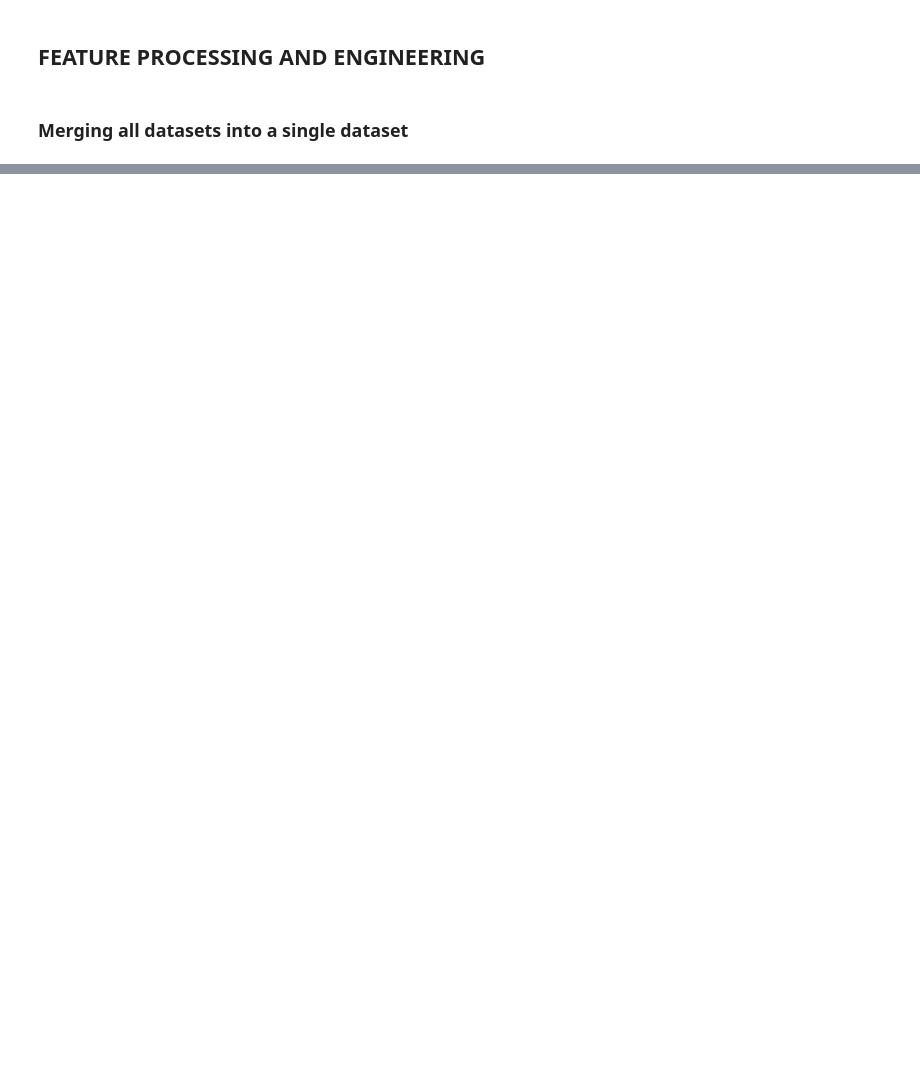
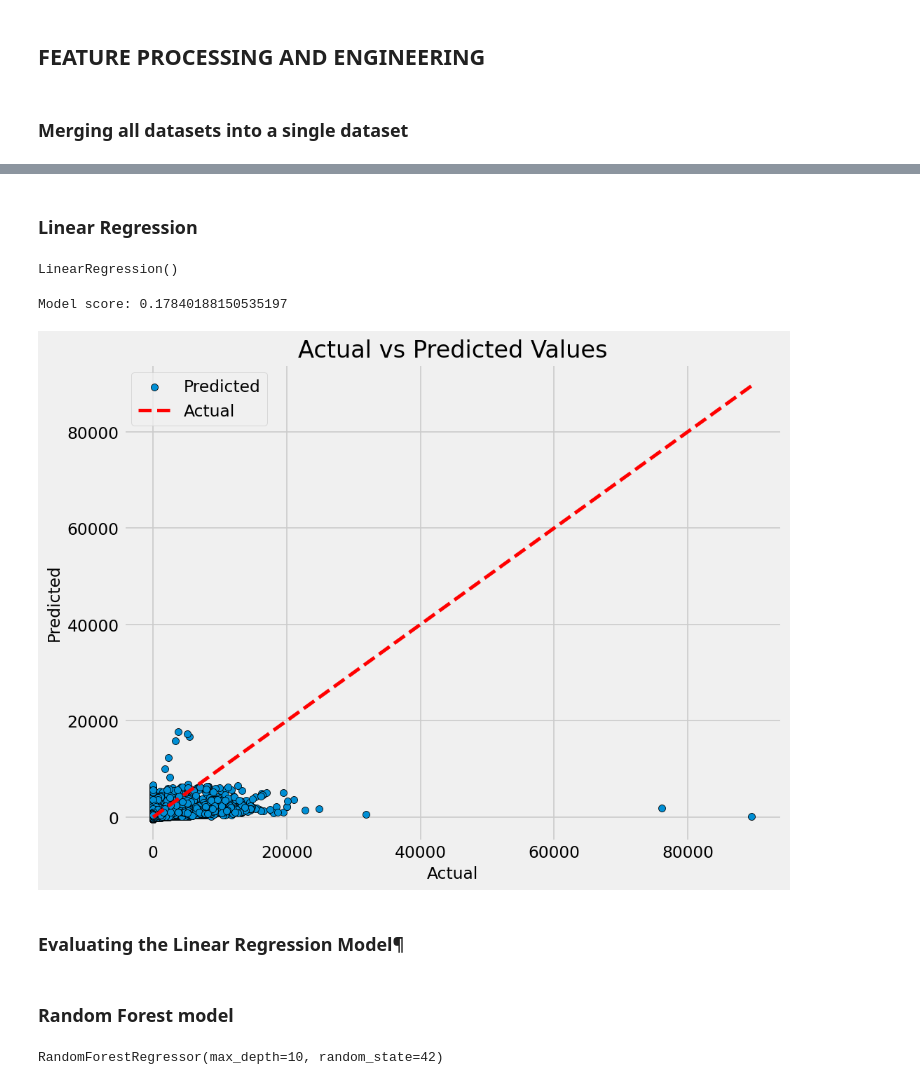
Before and after one commit to elvis-darko/Training-and-Apprenticeship-Portfolio-Projects, a Jupyter notebook: STORE-SALES-TIME-SERIES-FORECASTING/STORE-SALES-TIME-SERIES-FORECASTING-REGRESSION PROJECT.ipynb, the cells around one changed output, grey strips where cells are left out. Cells and saved outputs as stored; diff of their text form; code cells hidden in the pictures; blank space fills up the shorter version.

```diff
--- a/STORE-SALES-TIME-SERIES-FORECASTING/STORE-SALES-TIME-SERIES-FORECASTING-REGRESSION PROJECT.ipynb
+++ b/STORE-SALES-TIME-SERIES-FORECASTING/STORE-SALES-TIME-SERIES-FORECASTING-REGRESSION PROJECT.ipynb
@@ -813,0 +995,6 @@ sales_data = sales_data.drop("id", axis=1)
+# %%
+#scaling the dataset
+from sklearn.preprocessing import StandardScaler
+
+scaler = StandardScaler()
+X_train = scaler.fit_transform(X_train)
@@ -813,0 +1018,41 @@ sales_data = sales_data.drop("id", axis=1)
+# %%
+#scaling the test dataset
+from sklearn.preprocessing import StandardScaler
+
+scaler = StandardScaler()
+X_test = scaler.fit_transform(X_test)
+# %% [markdown]
+### Linear Regression
+# %%
+#training the model using Linear regression
+from sklearn.linear_model import LinearRegression
+model = LinearRegression()
+model.fit(X_train, y_train)
+# %% [output]
+LinearRegression()
+# %%
+#fitting the model
+y_pred = model.predict(X_test)
+score = model.score(X_test, y_test)
+# %%
+#printing the prediction
+print('Model score:', score)
+# %% [output]
+Model score: 0.17840188150535197
+# %%
+#ploting actual vs predicted values
+import matplotlib.pyplot as plt
+
+# Plot the actual and predicted values
+fig, ax = plt.subplots()
+ax.scatter(y_test, y_pred, edgecolors=(0, 0, 0), label='Predicted')
+ax.plot([y_test.min(), y_test.max()], [y_test.min(), y_test.max()], 'r--', lw=3, label='Actual')
+ax.set_xlabel('Actual')
+ax.set_ylabel('Predicted')
+ax.set_title('Actual vs Predicted Values')
+ax.legend()
+plt.show()
+# %% [output]
+[figure, added]
+# %% [markdown]
+### Evaluating the Linear Regression Model¶
@@ -813,0 +1070,2 @@ sales_data = sales_data.drop("id", axis=1)
+# %% [markdown]
+### Random Forest model
@@ -813,0 +1079,5 @@ sales_data = sales_data.drop("id", axis=1)
+# %%
+#fitting the model
+rf.fit(X_train, y_train)
+# %% [output]
+RandomForestRegressor(max_depth=10, random_state=42)
```
Also changed, not shown: parts of 62 cells of this notebook.
